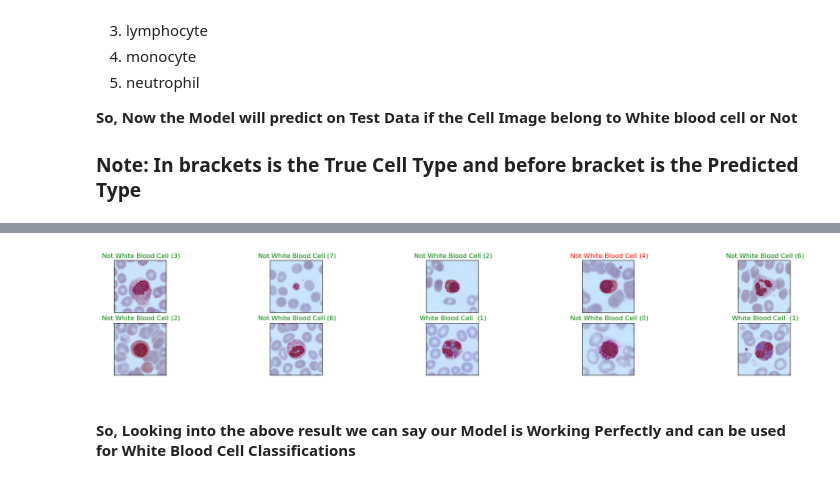
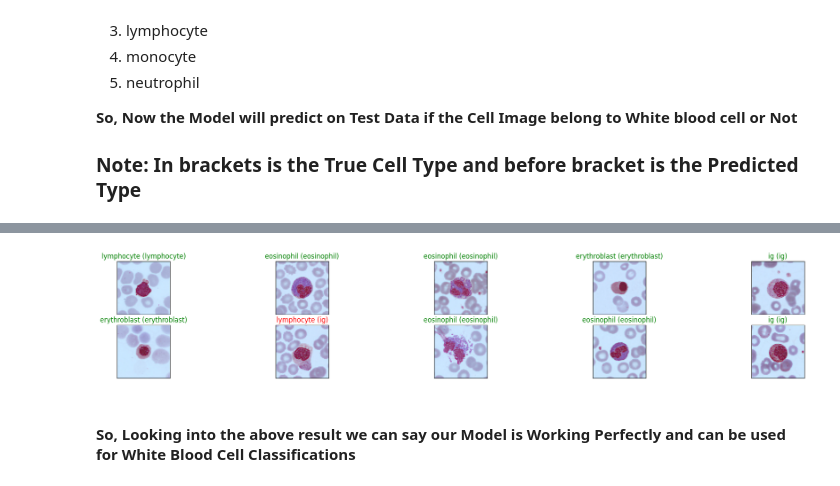
Before and after one commit to HUZIBRO/White-Blood-Cell-Classification-Model, a Jupyter notebook: Cell Classification.ipynb, the cells around one changed output, grey strips where cells are left out. Drawn from its saved outputs; the diff is of its cells as text; code cells hidden in the pictures.

Commit message:
Add files via upload
You can download the dataset from:
https://www.kaggle.com/datasets/bzhbzh35/peripheral-blood-cell

```diff
--- a/Cell Classification.ipynb
+++ b/Cell Classification.ipynb
@@ -125,0 +92,25 @@ array([[1., 0., 0., 0., 0., 0., 0., 0.],
+# %%
+images_data = np.squeeze(images_data)
+
+images_data.shape
+images_data = images_data.astype("float32")
+
+images_data /= 255
+
+enc_lab = pd.Series(lab).map({'basophil':0,
+ 'eosinophil':1,
+ 'erythroblast':2,
+ 'ig':3,
+ 'lymphocyte':4,
+ 'monocyte':5,
+ 'neutrophil':6,
+ 'platelet':7})
+
+print("Encoded Labels")
+print(set(enc_lab))
+
+no_of_classes = len(set(enc_lab))
+
+lab = to_categorical(enc_lab , num_classes = no_of_classes)
+
+lab[:10]
@@ -135,7 +139,11 @@ array([[1., 0., 0., 0., 0., 0., 0., 0.],
 from sklearn.model_selection import train_test_split
 
 
-x_train,x_test,y_train,y_test = train_test_split(images_data , lab , test_size=0.1 )
+## Make the Test size = 0.15
+## Make the validation size = 0.15
+## Reduce the Training size to 0.70
+
+x_train,x_test,y_train,y_test = train_test_split(images_data , lab , test_size=0.25 ,train_size=0.75)
 # %% [markdown]
 #### **Now building the CNN Model for Classification**
 # %%
@@ -283,8 +304,8 @@ for i, index in enumerate(np.random.choice(x_test.shape[0], size=10, replace=Fal
     predict_index = np.argmax(y_hat[index])
     true_index = np.argmax(y_test[index])
     # Set the title for each image
-    ax.set_title("{} ({})".format("\nWhite Blood Cell\n" if labels[predict_index] == 1 else "Not White Blood Cell",
-                                  "\nWhite Blood Cell\n" if labels[true_index] == 1 else "Not White Blood Cell"),
+    ax.set_title("{} ({})".format(labels_[predict_index] ,
+                                  labels_[true_index] ),
                                   color=("green" if predict_index == true_index else "red"))
 plt.show()
 # %% [output]
@@ -293,3 +313,3 @@ plt.show()
-[figure, old version]
+[figure, new version]
 # %% [markdown]
 #### So, Looking into the above result we can say our Model is Working Perfectly and can be used for **White Blood Cell Classifications**
```
Also changed, not shown: parts of 16 cells of this notebook.
